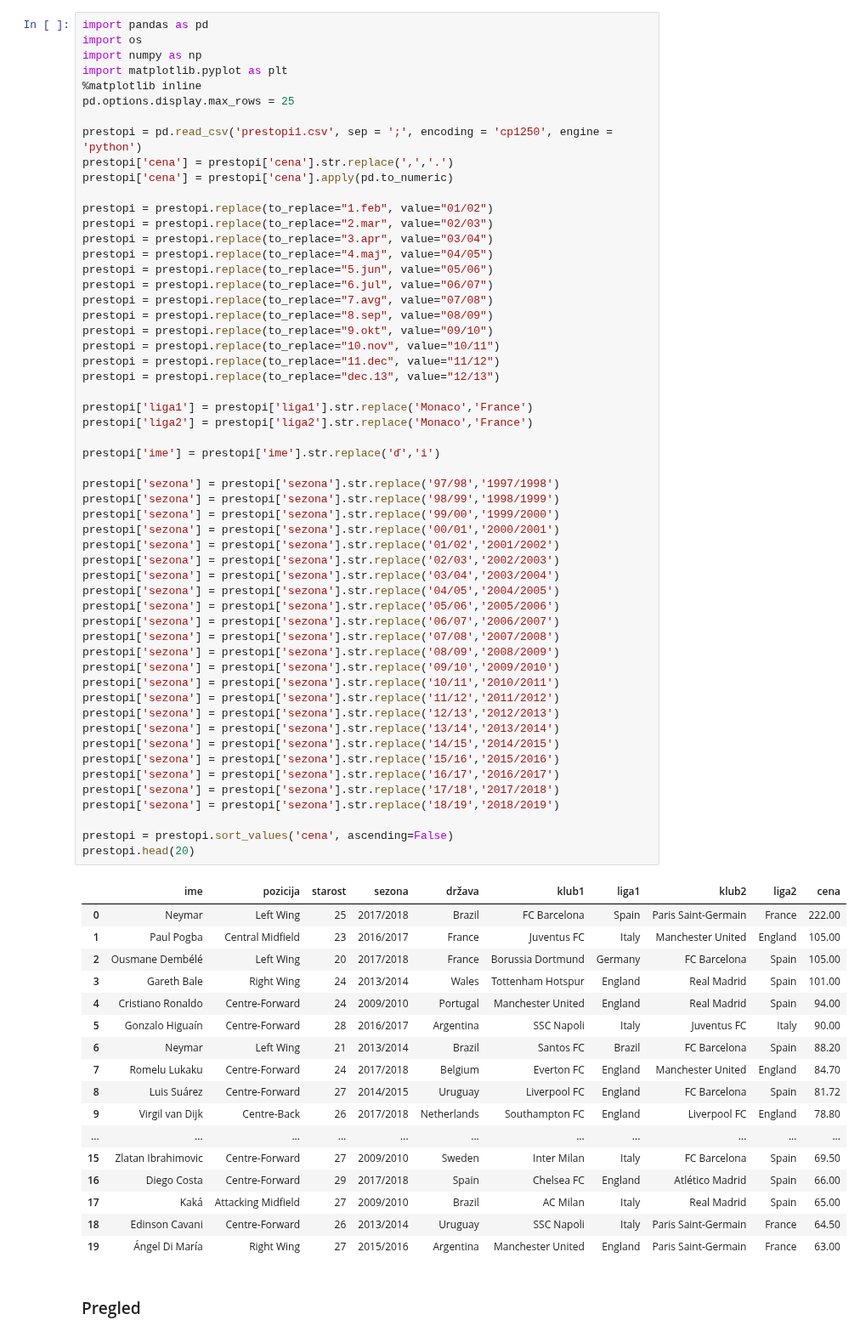
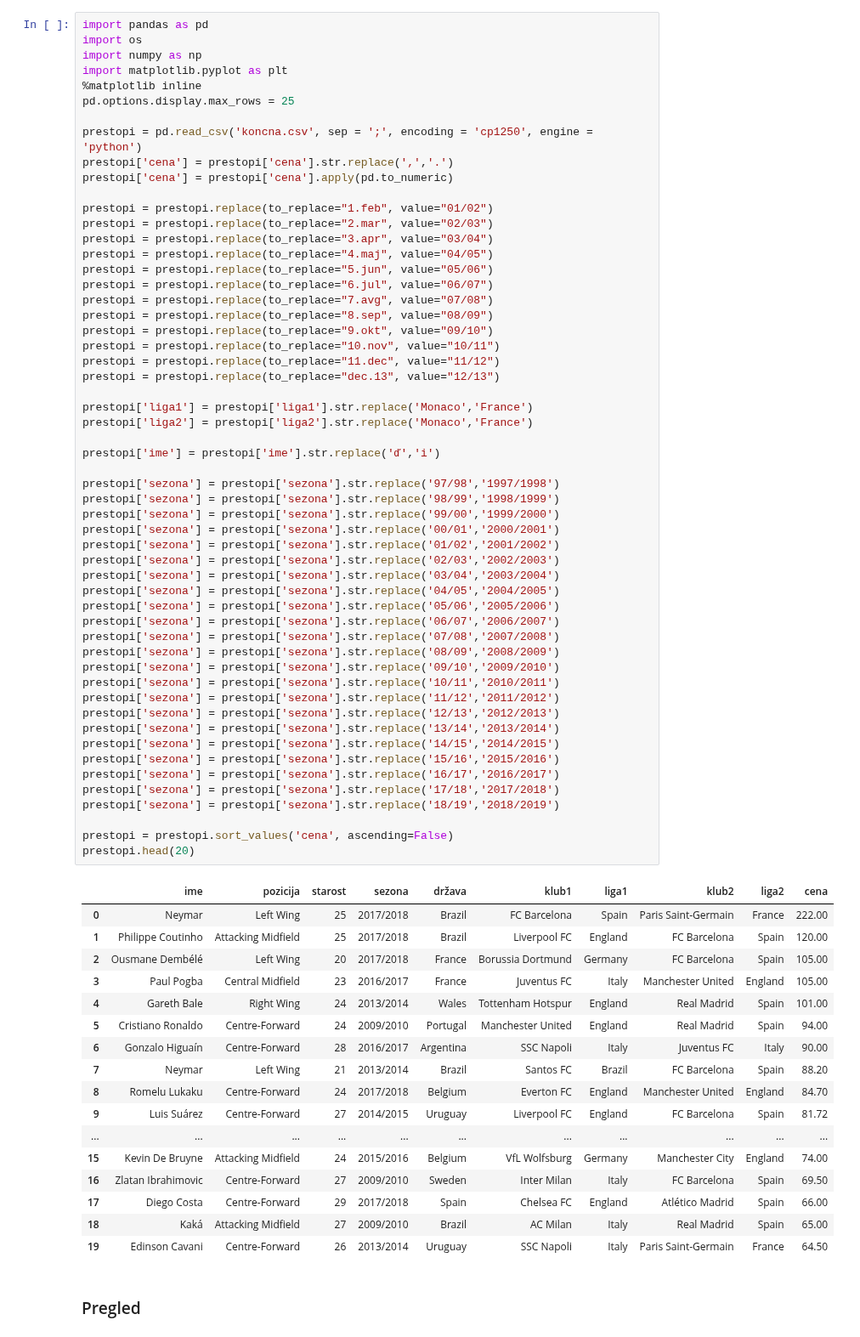
Before and after one commit to majorcek/programiranje1_nogomet, a Jupyter notebook: prestopi.ipynb, the cells around one changed output. Shown at 85% size. Drawn from its saved outputs; the diff is of its cells as text.

```diff
--- a/prestopi.ipynb
+++ b/prestopi.ipynb
@@ -6,7 +6,7 @@ import matplotlib.pyplot as plt
 %matplotlib inline
 pd.options.display.max_rows = 25
 
-prestopi = pd.read_csv('prestopi1.csv', sep = ';', encoding = 'cp1250', engine = 'python')
+prestopi = pd.read_csv('koncna.csv', sep = ';', encoding = 'cp1250', engine = 'python')
 prestopi['cena'] = prestopi['cena'].str.replace(',','.')
 prestopi['cena'] = prestopi['cena'].apply(pd.to_numeric)
 
@@ -29,48 +29,48 @@ prestopi['liga2'] = prestopi['liga2'].str.replace('Monaco','France')
 prestopi['ime'] = prestopi['ime'].str.replace('ď','i')
 
 prestopi['sezona'] = prestopi['sezona'].str.replace('97/98','1997/1998')
 prestopi['sezona'] = prestopi['sezona'].str.replace('98/99','1998/1999')
 prestopi['sezona'] = prestopi['sezona'].str.replace('99/00','1999/2000')
 prestopi['sezona'] = prestopi['sezona'].str.replace('00/01','2000/2001')
 prestopi['sezona'] = prestopi['sezona'].str.replace('01/02','2001/2002')
 prestopi['sezona'] = prestopi['sezona'].str.replace('02/03','2002/2003')
 prestopi['sezona'] = prestopi['sezona'].str.replace('03/04','2003/2004')
 prestopi['sezona'] = prestopi['sezona'].str.replace('04/05','2004/2005')
 prestopi['sezona'] = prestopi['sezona'].str.replace('05/06','2005/2006')
 prestopi['sezona'] = prestopi['sezona'].str.replace('06/07','2006/2007')
 prestopi['sezona'] = prestopi['sezona'].str.replace('07/08','2007/2008')
 prestopi['sezona'] = prestopi['sezona'].str.replace('08/09','2008/2009')
 prestopi['sezona'] = prestopi['sezona'].str.replace('09/10','2009/2010')
 prestopi['sezona'] = prestopi['sezona'].str.replace('10/11','2010/2011')
 prestopi['sezona'] = prestopi['sezona'].str.replace('11/12','2011/2012')
 prestopi['sezona'] = prestopi['sezona'].str.replace('12/13','2012/2013')
 prestopi['sezona'] = prestopi['sezona'].str.replace('13/14','2013/2014')
 prestopi['sezona'] = prestopi['sezona'].str.replace('14/15','2014/2015')
 prestopi['sezona'] = prestopi['sezona'].str.replace('15/16','2015/2016')
 prestopi['sezona'] = prestopi['sezona'].str.replace('16/17','2016/2017')
 prestopi['sezona'] = prestopi['sezona'].str.replace('17/18','2017/2018')
 prestopi['sezona'] = prestopi['sezona'].str.replace('18/19','2018/2019')
 
 prestopi = prestopi.sort_values('cena', ascending=False)
 prestopi.head(20)
 # %% [output]
 |  | ime | pozicija | starost | sezona | država | klub1 | liga1 | klub2 | liga2 | cena |
 | 0 | Neymar | Left Wing | 25 | 2017/2018 | Brazil | FC Barcelona | Spain | Paris Saint-Germain | France | 222.00 |
-| 1 | Paul Pogba | Central Midfield | 23 | 2016/2017 | France | Juventus FC | Italy | Manchester United | England | 105.00 |
+| 1 | Philippe Coutinho | Attacking Midfield | 25 | 2017/2018 | Brazil | Liverpool FC | England | FC Barcelona | Spain | 120.00 |
 | 2 | Ousmane Dembélé | Left Wing | 20 | 2017/2018 | France | Borussia Dortmund | Germany | FC Barcelona | Spain | 105.00 |
-| 3 | Gareth Bale | Right Wing | 24 | 2013/2014 | Wales | Tottenham Hotspur | England | Real Madrid | Spain | 101.00 |
-| 4 | Cristiano Ronaldo | Centre-Forward | 24 | 2009/2010 | Portugal | Manchester United | England | Real Madrid | Spain | 94.00 |
-| 5 | Gonzalo Higuaín | Centre-Forward | 28 | 2016/2017 | Argentina | SSC Napoli | Italy | Juventus FC | Italy | 90.00 |
-| 6 | Neymar | Left Wing | 21 | 2013/2014 | Brazil | Santos FC | Brazil | FC Barcelona | Spain | 88.20 |
-| 7 | Romelu Lukaku | Centre-Forward | 24 | 2017/2018 | Belgium | Everton FC | England | Manchester United | England | 84.70 |
-| 8 | Luis Suárez | Centre-Forward | 27 | 2014/2015 | Uruguay | Liverpool FC | England | FC Barcelona | Spain | 81.72 |
-| 9 | Virgil van Dijk | Centre-Back | 26 | 2017/2018 | Netherlands | Southampton FC | England | Liverpool FC | England | 78.80 |
+| 3 | Paul Pogba | Central Midfield | 23 | 2016/2017 | France | Juventus FC | Italy | Manchester United | England | 105.00 |
+| 4 | Gareth Bale | Right Wing | 24 | 2013/2014 | Wales | Tottenham Hotspur | England | Real Madrid | Spain | 101.00 |
+| 5 | Cristiano Ronaldo | Centre-Forward | 24 | 2009/2010 | Portugal | Manchester United | England | Real Madrid | Spain | 94.00 |
+| 6 | Gonzalo Higuaín | Centre-Forward | 28 | 2016/2017 | Argentina | SSC Napoli | Italy | Juventus FC | Italy | 90.00 |
+| 7 | Neymar | Left Wing | 21 | 2013/2014 | Brazil | Santos FC | Brazil | FC Barcelona | Spain | 88.20 |
+| 8 | Romelu Lukaku | Centre-Forward | 24 | 2017/2018 | Belgium | Everton FC | England | Manchester United | England | 84.70 |
+| 9 | Luis Suárez | Centre-Forward | 27 | 2014/2015 | Uruguay | Liverpool FC | England | FC Barcelona | Spain | 81.72 |
 | ... | ... | ... | ... | ... | ... | ... | ... | ... | ... | ... |
-| 15 | Zlatan Ibrahimovic | Centre-Forward | 27 | 2009/2010 | Sweden | Inter Milan | Italy | FC Barcelona | Spain | 69.50 |
-| 16 | Diego Costa | Centre-Forward | 29 | 2017/2018 | Spain | Chelsea FC | England | Atlético Madrid | Spain | 66.00 |
-| 17 | Kaká | Attacking Midfield | 27 | 2009/2010 | Brazil | AC Milan | Italy | Real Madrid | Spain | 65.00 |
-| 18 | Edinson Cavani | Centre-Forward | 26 | 2013/2014 | Uruguay | SSC Napoli | Italy | Paris Saint-Germain | France | 64.50 |
-| 19 | Ángel Di María | Right Wing | 27 | 2015/2016 | Argentina | Manchester United | England | Paris Saint-Germain | France | 63.00 |
+| 15 | Kevin De Bruyne | Attacking Midfield | 24 | 2015/2016 | Belgium | VfL Wolfsburg | Germany | Manchester City | England | 74.00 |
+| 16 | Zlatan Ibrahimovic | Centre-Forward | 27 | 2009/2010 | Sweden | Inter Milan | Italy | FC Barcelona | Spain | 69.50 |
+| 17 | Diego Costa | Centre-Forward | 29 | 2017/2018 | Spain | Chelsea FC | England | Atlético Madrid | Spain | 66.00 |
+| 18 | Kaká | Attacking Midfield | 27 | 2009/2010 | Brazil | AC Milan | Italy | Real Madrid | Spain | 65.00 |
+| 19 | Edinson Cavani | Centre-Forward | 26 | 2013/2014 | Uruguay | SSC Napoli | Italy | Paris Saint-Germain | France | 64.50 |
 # %% [markdown]
 ### Pregled
 # %%
```
Also changed, not shown: parts of 17 cells of this notebook.
